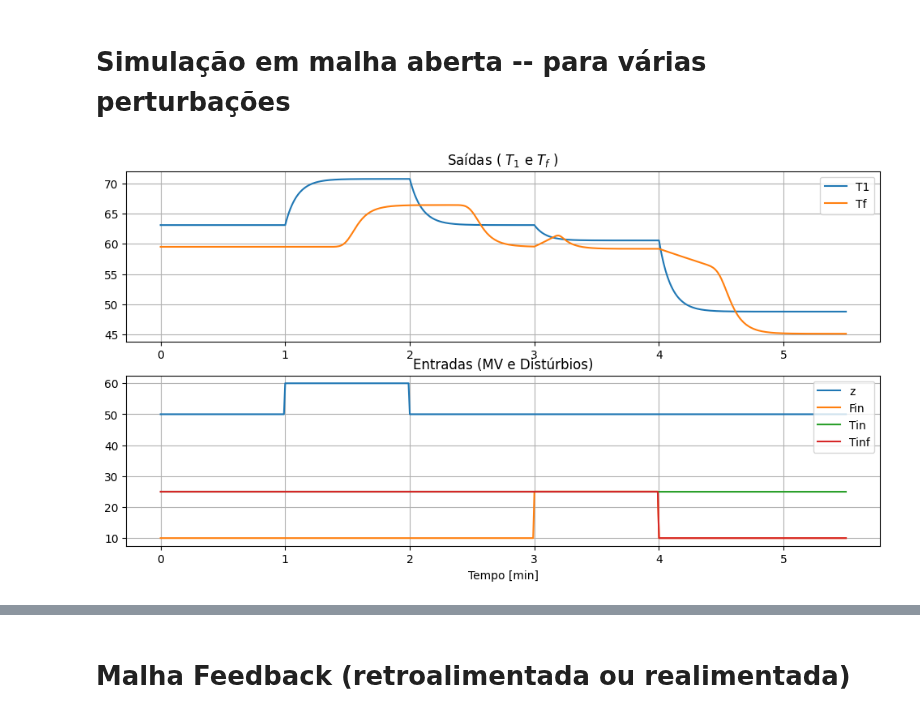
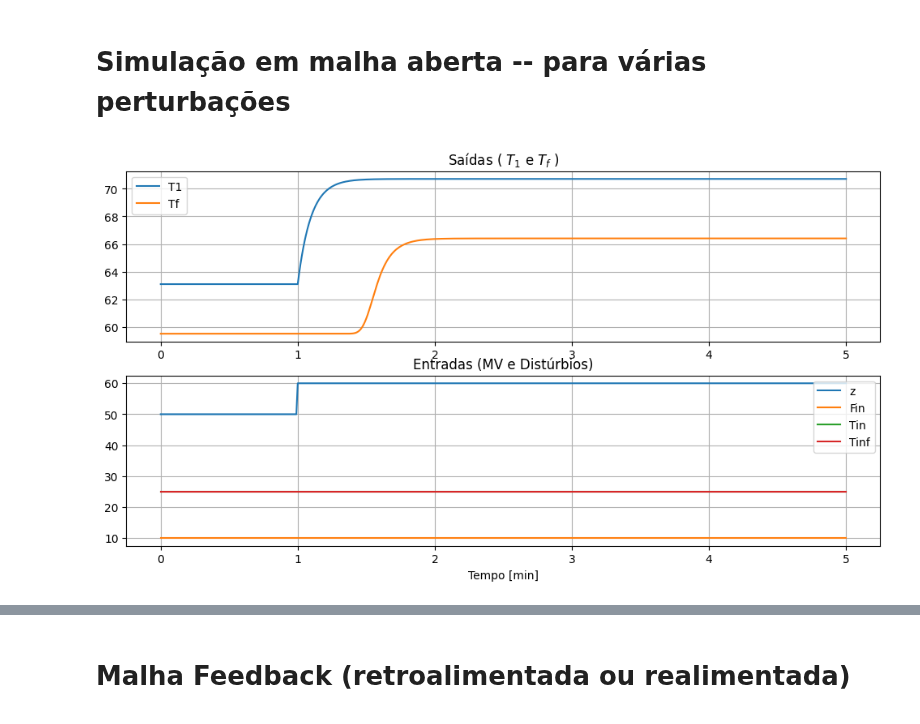
Before and after one commit to zoreiax1/Trabalho_I_CAP, a Jupyter notebook: 00_Introdução.ipynb, the cells around one changed output, grey strips where cells are left out. Saved outputs shown, nothing was run; the diff lists cells and outputs as text; code cells hidden in the pictures.

Commit message:
salvando temporariamente alguns arquivos antes da versão final

```diff
--- a/00_Introdução.ipynb
+++ b/00_Introdução.ipynb
@@ -208,16 +208,23 @@ def Simulacao_MA (SYS, y0, TU, dt=0.01, Matplot = False, Plotly = False):
 
     return (TT,YY,UU)
 # %%
-TU =np.array(
-[    # Time,   z ,  Fin , Tin, Tinf
+# TU =np.array(
+# [    # Time,   z ,  Fin , Tin, Tinf
+#       [  0 ,  50 ,  10  ,  25, 25  ],
+#       [  1 ,  60 ,  10  ,  25, 25  ],
+#       [  2 ,  50 ,  10  ,  25, 25  ],
+#       [  3 ,  50 ,  25  ,  25, 25  ],
+#       [  4 ,  50 ,  10  ,  25, 10  ],
+#       [  5.5 ,  50 ,  10  ,  25, 10  ],
+# ])
+
+TU =np.array([
+    # Time,   z ,  Fin , Tin, Tinf
       [  0 ,  50 ,  10  ,  25, 25  ],
       [  1 ,  60 ,  10  ,  25, 25  ],
-      [  2 ,  50 ,  10  ,  25, 25  ],
-      [  3 ,  50 ,  25  ,  25, 25  ],
-      [  4 ,  50 ,  10  ,  25, 10  ],
-      [  5.5 ,  50 ,  10  ,  25, 10  ],
+      [ 5 ,  60 ,  10  ,  25, 25  ] # Tempo suficiente para estabilizar
 ])
 
 Simulacao_MA(TanqueAquecimentoTubulacao, T0, TU, 0.01,Plotly=True, Matplot =True);
 # %% [output]
-[figure, old version]
+[figure, new version]
```
Also changed, not shown: parts of 6 cells of this notebook, 3 other files.
